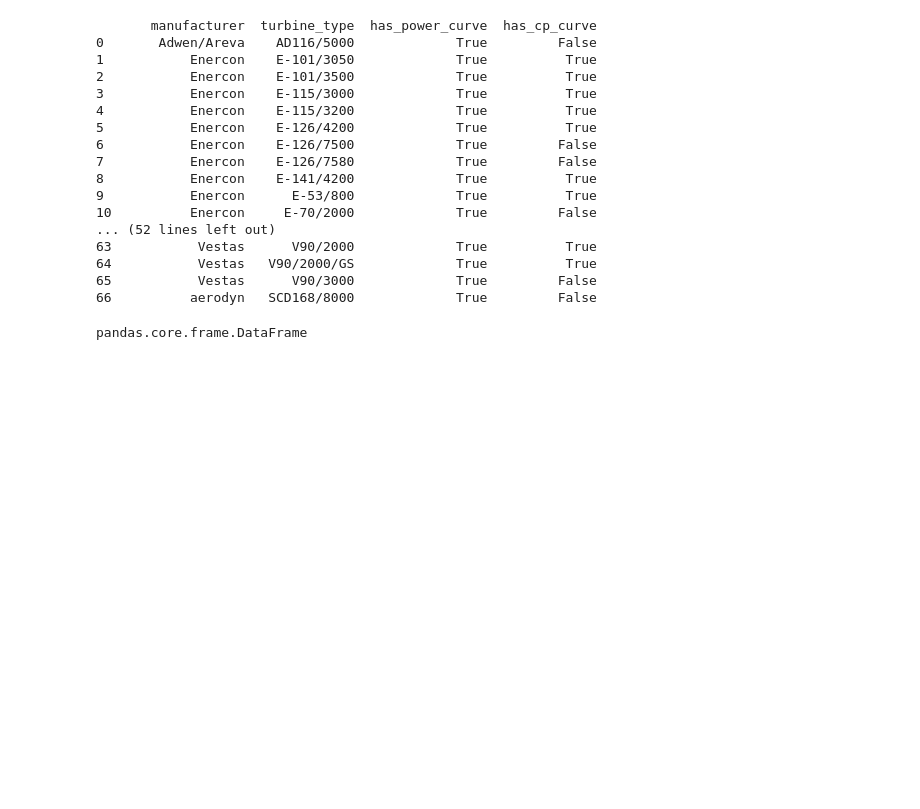
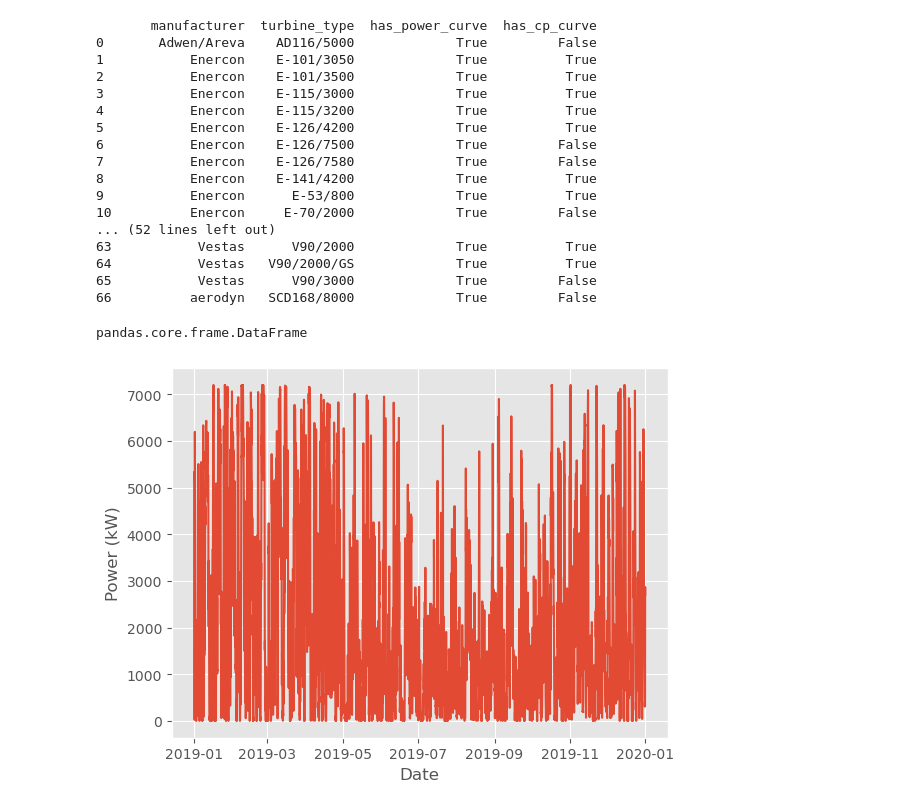
Before and after one commit to sandyherho/Numerical_dump, a Jupyter notebook: wind_farming/wind_farm.ipynb, the cells around one changed output. Cells and saved outputs as stored; diff of their text form; code cells hidden in the pictures; blank space fills up the shorter version.

```diff
--- a/wind_farming/wind_farm.ipynb
+++ b/wind_farming/wind_farm.ipynb
@@ -53,5 +45,30 @@ wind_turbine_fleet = pd.DataFrame({"wind_turbine":[w_turbine, None],
                                  # ,"total_capacity": [8000, None]})
 # %%
 farm_data = {
-    ""
+    "wind_turbine_fleet":[w_turbine.to_group(10)],
+    "efficiency":0.9 # depends on you
 }
+
+farm_data_2 = WindFarm(**farm_data)
+
+wind_farm_submodel = {
+    "wake_losses_model":"wind_farm_efficiency", # "dena_mean" (default)
+    "smoothing":True, # False (default)
+    "standard_deviation_method":"turbulence_intensity", # "Staffel_Pfenniger"
+    "wind_speed_model":"hellman",
+    "density_model":"ideal_gas", # "barometric" (default), "interpolation-extrapolation"
+    "temperature_model":"linear_gradient", # interpolation-extrapolation"
+    "power_output_model":"power_curve", # "power_curve" (default)
+    "density_correction":True, # False (default)
+    "obstacle_height":0, # default is 0
+    "hellman_exp":0.25
+}
+# %%
+model_farm = TurbineClusterModelChain(farm_data_2, **wind_farm_submodel).run_model(weather_data)
+farm_power_output = model_farm.power_output /1e3 # in kW
+# %%
+plt.plot(farm_power_output);
+plt.xlabel("Date");
+plt.ylabel("Power (kW)");
+# %% [output]
+[figure, added]
```
Also changed, not shown: parts of 3 cells of this notebook.
